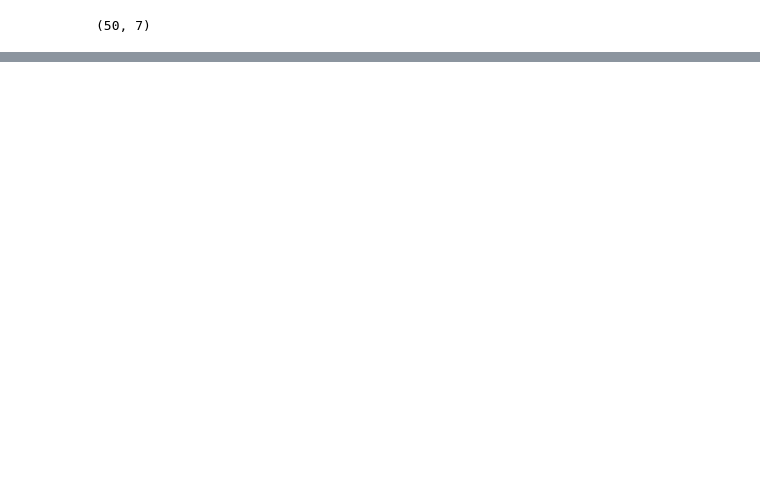
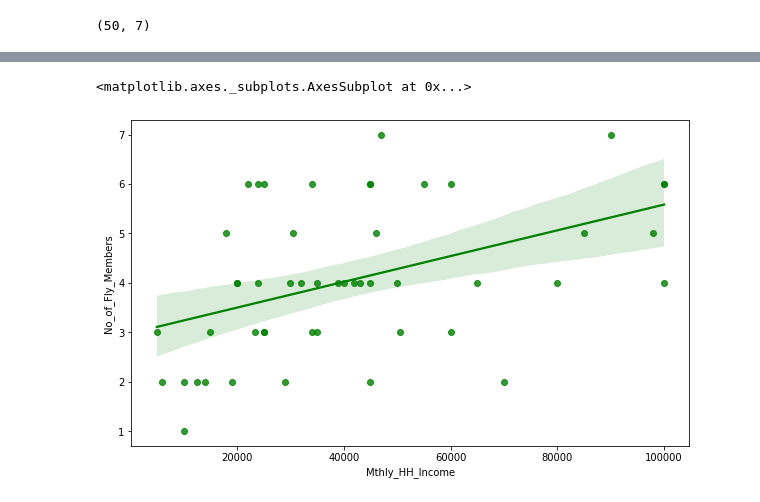
Before and after one commit to CodeWithSridhar/Innomatics-Internship, a Jupyter notebook: Task7_Descriptive_Statistics.ipynb, the cells around one changed output, grey strips where cells are left out. Cells and saved outputs as stored; diff of their text form; code cells hidden in the pictures; blank space fills up the shorter version.

```diff
--- a/Task7_Descriptive_Statistics.ipynb
+++ b/Task7_Descriptive_Statistics.ipynb
@@ -90,0 +168,6 @@ data.shape
+# %%
+fig, ax = plt.subplots(figsize=(10,6))
+sns.regplot(x = data["Mthly_HH_Income"], y = data["No_of_Fly_Members"], color="g")
+# %% [output]
+<matplotlib.axes._subplots.AxesSubplot at 0x...>
+[figure, added]
```
Also changed, not shown: parts of 16 cells of this notebook.
